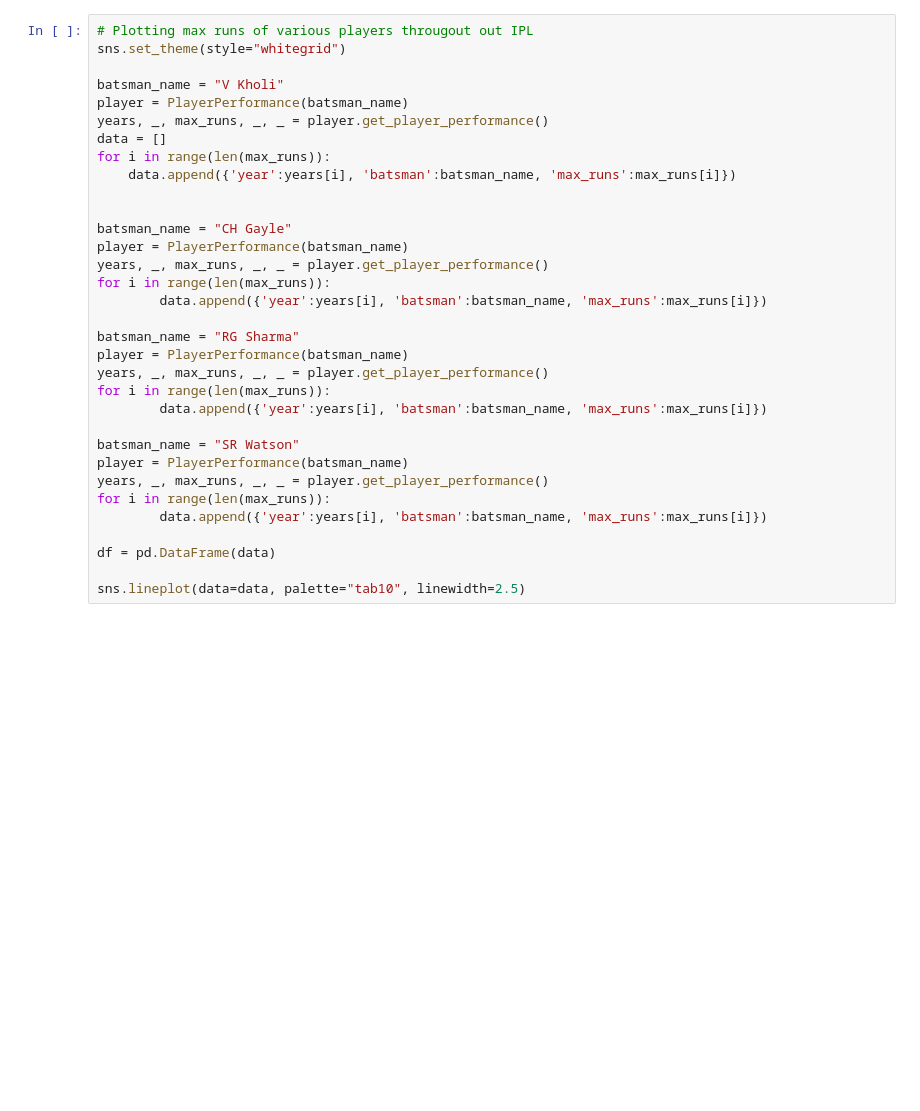
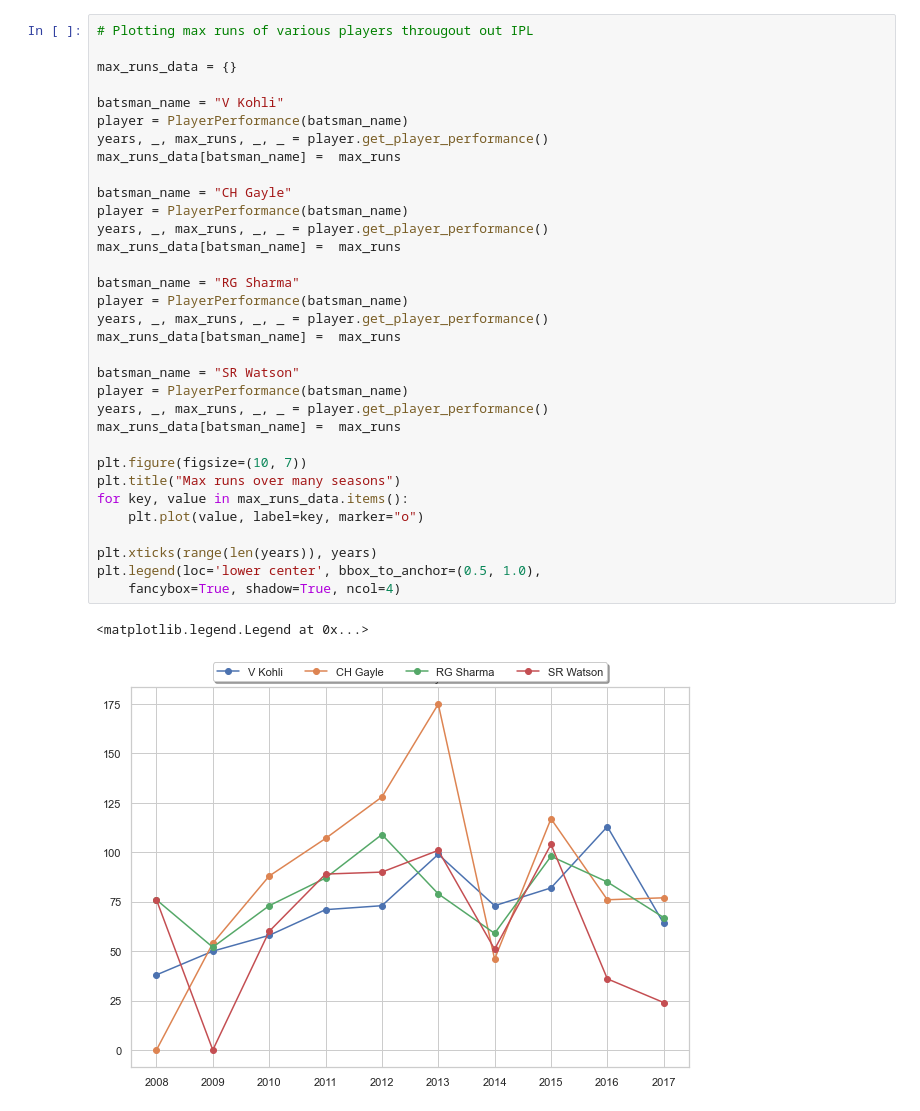
Before and after one commit to rkishorekumar-git/EDA-For-IPL, a Jupyter notebook: src/batsman_stats.ipynb, the cells around one changed output. Saved outputs shown, nothing was run; the diff lists cells and outputs as text; blank space fills up the shorter version.

```diff
--- a/src/batsman_stats.ipynb
+++ b/src/batsman_stats.ipynb
@@ -69,33 +65,36 @@ ValueError: The truth value of an array with more than one element is ambiguous.
 # %%
 # Plotting max runs of various players througout out IPL
-sns.set_theme(style="whitegrid")
 
-batsman_name = "V Kholi"
+max_runs_data = {}
+
+batsman_name = "V Kohli"
 player = PlayerPerformance(batsman_name)
 years, _, max_runs, _, _ = player.get_player_performance()
-data = []
-for i in range(len(max_runs)):
-    data.append({'year':years[i], 'batsman':batsman_name, 'max_runs':max_runs[i]})
-
+max_runs_data[batsman_name] =  max_runs
 
 batsman_name = "CH Gayle"
 player = PlayerPerformance(batsman_name)
 years, _, max_runs, _, _ = player.get_player_performance()
-for i in range(len(max_runs)):
-        data.append({'year':years[i], 'batsman':batsman_name, 'max_runs':max_runs[i]})
+max_runs_data[batsman_name] =  max_runs
 
 batsman_name = "RG Sharma"
 player = PlayerPerformance(batsman_name)
 years, _, max_runs, _, _ = player.get_player_performance()
-for i in range(len(max_runs)):
-        data.append({'year':years[i], 'batsman':batsman_name, 'max_runs':max_runs[i]})
+max_runs_data[batsman_name] =  max_runs
 
 batsman_name = "SR Watson"
 player = PlayerPerformance(batsman_name)
 years, _, max_runs, _, _ = player.get_player_performance()
-for i in range(len(max_runs)):
-        data.append({'year':years[i], 'batsman':batsman_name, 'max_runs':max_runs[i]})
+max_runs_data[batsman_name] =  max_runs
 
-df = pd.DataFrame(data)
+plt.figure(figsize=(10, 7))
+plt.title("Max runs over many seasons")
+for key, value in max_runs_data.items():
+    plt.plot(value, label=key, marker="o")
 
-sns.lineplot(data=data, palette="tab10", linewidth=2.5)
+plt.xticks(range(len(years)), years)
+plt.legend(loc='lower center', bbox_to_anchor=(0.5, 1.0),
+    fancybox=True, shadow=True, ncol=4)
+# %% [output]
+<matplotlib.legend.Legend at 0x...>
+[figure, added]
```
Also changed, not shown: parts of 4 cells of this notebook, 7 other files.
